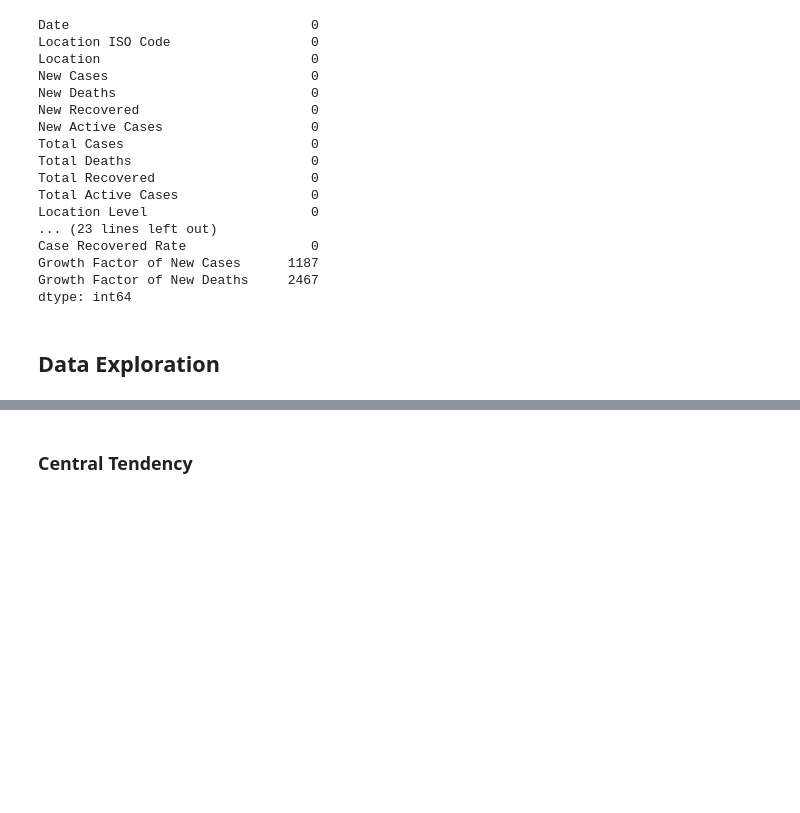
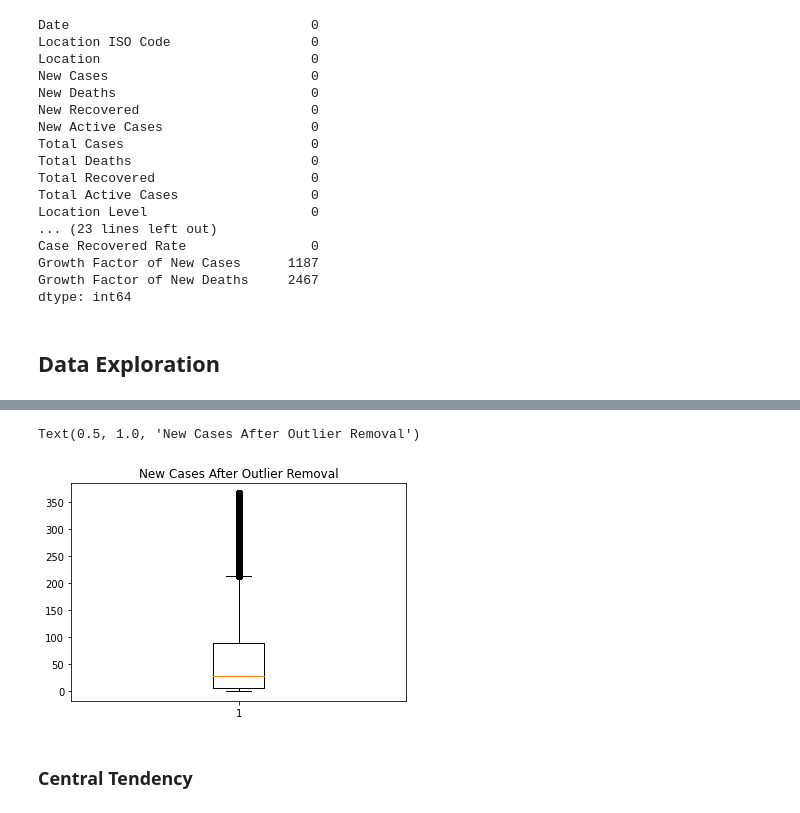
Before and after one commit to Penzragon/h8dsft_Descriptive, a Jupyter notebook: script.ipynb, the cells around one changed output, grey strips where cells are left out. Drawn from its saved outputs; the diff is of its cells as text; code cells hidden in the pictures; blank space fills up the shorter version.

```diff
--- a/script.ipynb
+++ b/script.ipynb
@@ -99,0 +111,3 @@ Kerena terdapat outlier pada kolom **New Cases** yang menyebabkan bentuk distrib
+# %%
+Q1 = np.quantile(covid['New Cases'], 0.25) # First Quartile
+Q3 = np.quantile(covid['New Cases'], 0.75) # Third Quartile
@@ -117,3 +137,9 @@ Name: New Cases, Length: 17204, dtype: int64
+# %%
+plt.boxplot(covid_no_outlier['New Cases'])
+plt.title('New Cases After Outlier Removal')
+# %% [output]
+Text(0.5, 1.0, 'New Cases After Outlier Removal')
+[figure, added]
 # %% [markdown]
 ### Central Tendency
 # %%
```
Also changed, not shown: parts of 20 cells of this notebook.
